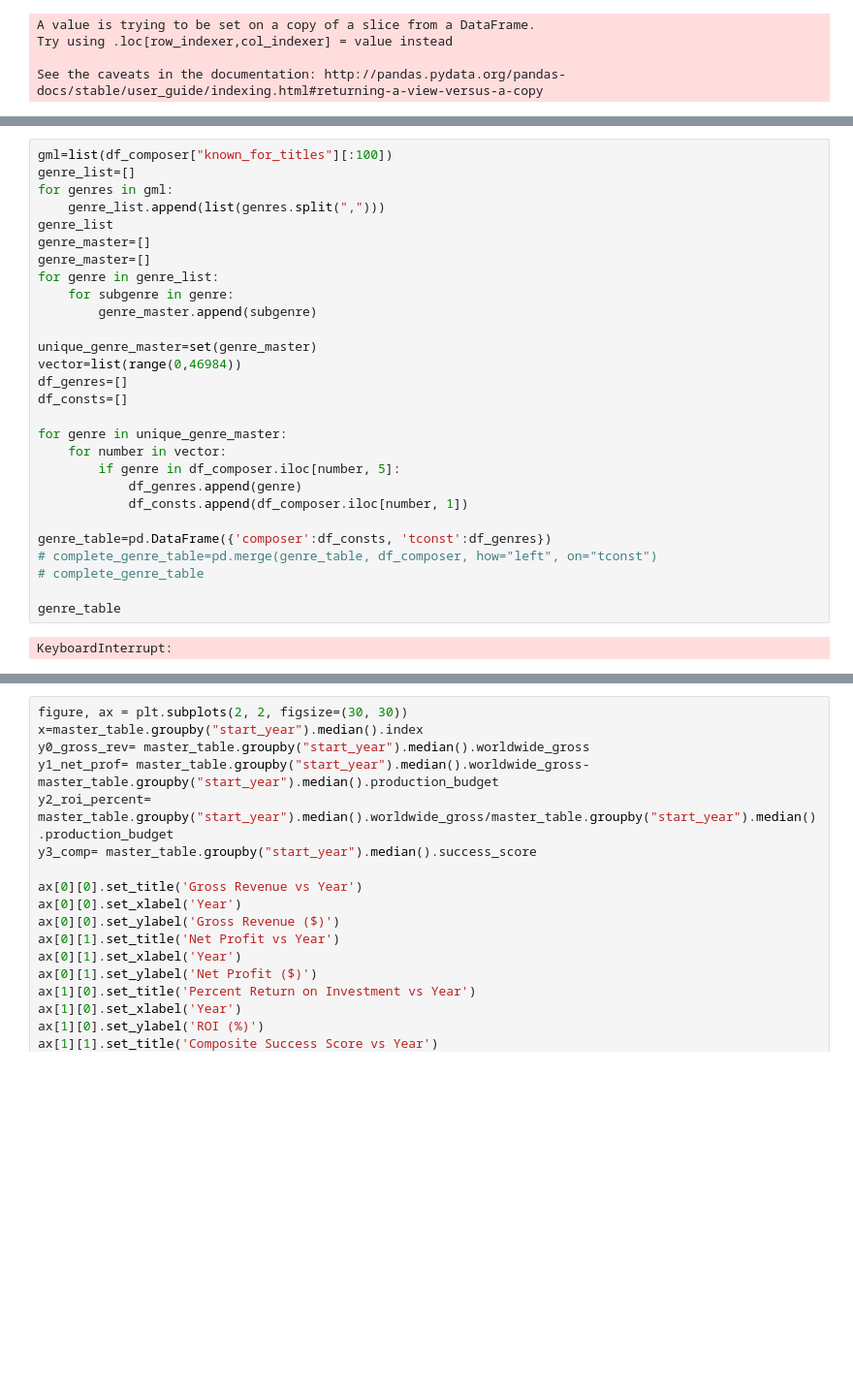
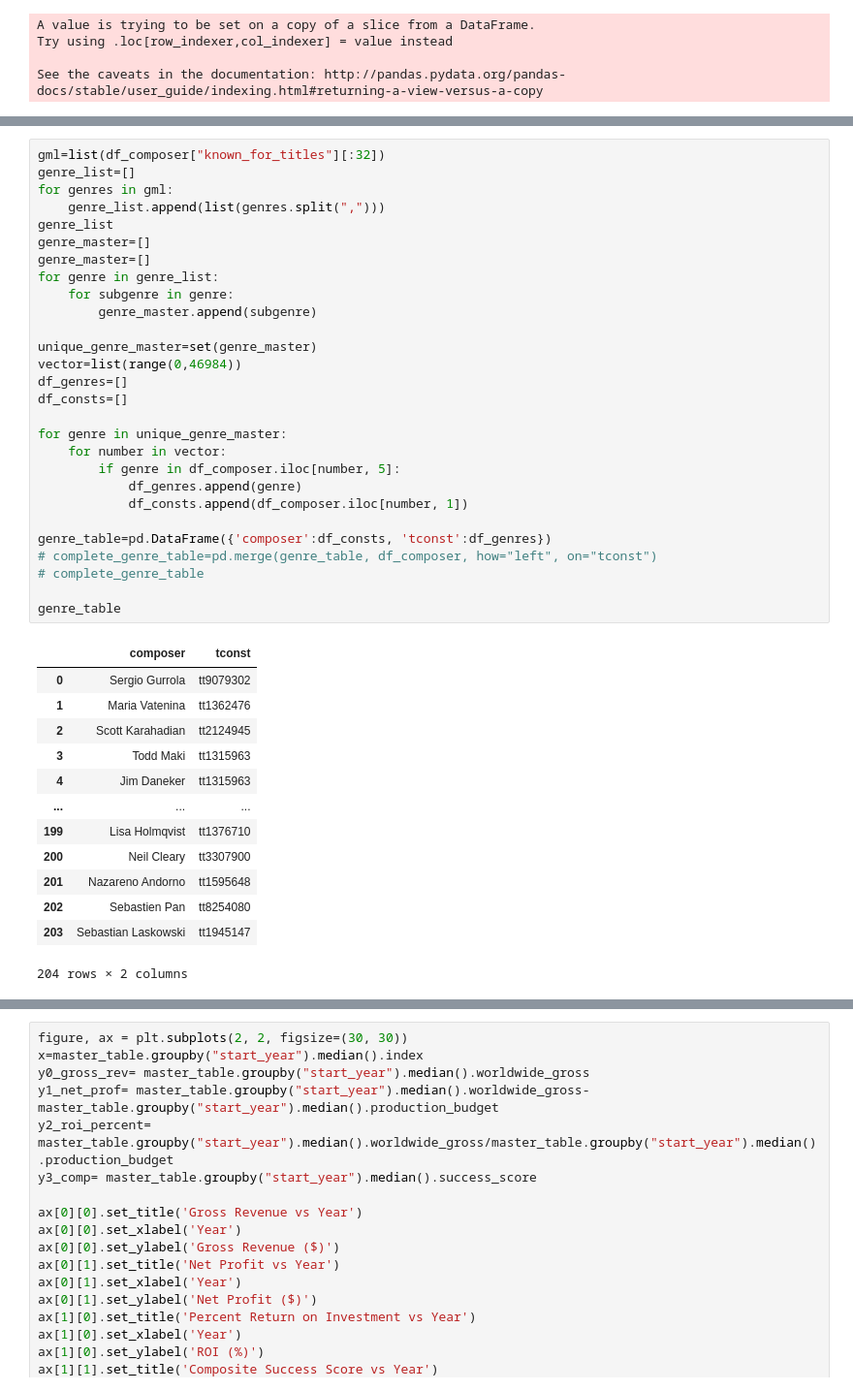
Before and after one commit to benspils/movie-content-analysis, a Jupyter notebook: Setting Up Data.ipynb, the cells around one changed output, grey strips where cells are left out. Shown at 97% size. Saved outputs shown, nothing was run; the diff lists cells and outputs as text; blank space fills up the shorter version.

```diff
--- a/Setting Up Data.ipynb
+++ b/Setting Up Data.ipynb
@@ -452,33 +436,45 @@ df_composer.sort_values(by='title_length',ascending=False)
 # %%
-gml=list(df_composer["known_for_titles"][:100])
+gml=list(df_composer["known_for_titles"][:32])
 genre_list=[]
 for genres in gml:
     genre_list.append(list(genres.split(",")))
 genre_list
 genre_master=[]
 genre_master=[]
 for genre in genre_list:
     for subgenre in genre:
         genre_master.append(subgenre)
 
 unique_genre_master=set(genre_master)
 vector=list(range(0,46984))
 df_genres=[]
 df_consts=[]
 
 for genre in unique_genre_master:
     for number in vector:
         if genre in df_composer.iloc[number, 5]:
             df_genres.append(genre)
             df_consts.append(df_composer.iloc[number, 1])
 
 genre_table=pd.DataFrame({'composer':df_consts, 'tconst':df_genres})
 # complete_genre_table=pd.merge(genre_table, df_composer, how="left", on="tconst")
 # complete_genre_table
 
 genre_table
 # %% [output]
+|  | composer | tconst |
+| 0 | Sergio Gurrola | tt9079302 |
+| 1 | Maria Vatenina | tt1362476 |
+| 2 | Scott Karahadian | tt2124945 |
+| 3 | Todd Maki | tt1315963 |
+| 4 | Jim Daneker | tt1315963 |
+| ... | ... | ... |
+| 199 | Lisa Holmqvist | tt1376710 |
+| 200 | Neil Cleary | tt3307900 |
+| 201 | Nazareno Andorno | tt1595648 |
+| 202 | Sebastien Pan | tt8254080 |
+| 203 | Sebastian Laskowski | tt1945147 |
-KeyboardInterrupt:
+204 rows × 2 columns
 # %%
 master_composer = pd.merge(master_table,genre_table, on='tconst')
 master_composer.head()
```
Also changed, not shown: parts of 11 cells of this notebook, 3 other files.
